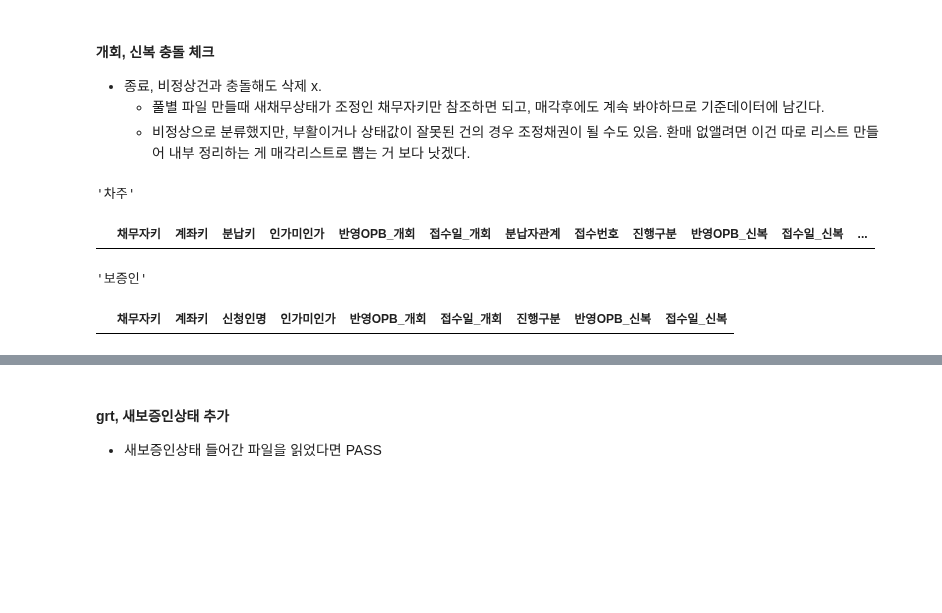
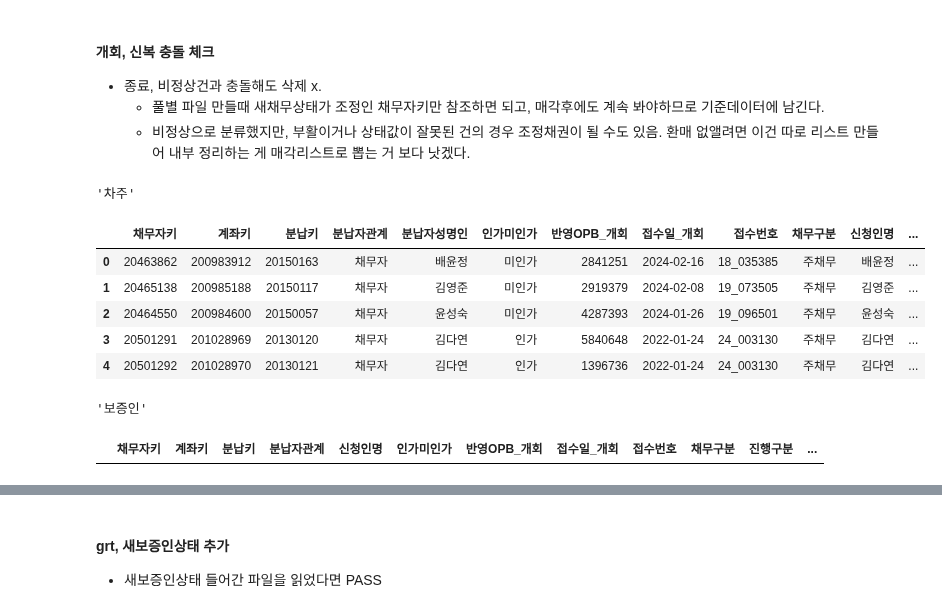
Before and after one commit to jbmyou/python_work, a Jupyter notebook: fileNaming/자산정리/전산_자산정리_통합.ipynb, the cells around one changed output, grey strips where cells are left out. Drawn from its saved outputs; the diff is of its cells as text; code cells hidden in the pictures; blank space fills up the shorter version.

```diff
--- a/fileNaming/자산정리/전산_자산정리_통합.ipynb
+++ b/fileNaming/자산정리/전산_자산정리_통합.ipynb
@@ -60,19 +59,19 @@ deposit_dtype = {'채무자키':str, '입금키':str, '계좌키':str, '계좌
 # %%
 ##################################
 company = "솔림"      # 솔림 or 대성
-basedate = "230423"
+basedate = "240229"
 ##################################
 wd = join(r"D:\3.자산\전산 dataset", company)
 comp_closing = {
     # 채권 자체의 소멸
-    "종료" : r"종결(?!요청)|매각(?!예정)|(?<!피)환매(?!예정)|DS|완납|완제|종료",
+    "종료" : r"(?<!청산)종결(?!요청)|매각(?!예정)|(?<!피)환매(?!예정)|DS|완납|완제|종료",
     # 비정상-종결요청
-    "종결요청" : r"종결요청|매각\(예정\)|(?<!피)환매\(예정\)",
+    "종결요청" : r"종결요청|매각\(예정\)|(?<!피)환매\(예정\)|패소",
     # 시효
     "시효" : r"시효|완성|만료", # 부활 제외함 231222
     # 채무자별로 체크
     "면책" : r"면책|면탈",
-    "불가" : r"추심제외|상각|포기|파산(?!\(기각\))|사망(?!\(상속승인\))|폐업", # 상각, 제외, 포기는 이미 보증인까지 고려한 결과일 수 있음 # 담당자 누락제외는 채무상태에 적용하면 안 됨.(계좌의 메모를 봐야함)
+    "불가" : r"추심제외|상각|포기|파산(?!\(기각\))|사망(?!\(상속승인\))|폐업|청산종결|패소", # 상각, 제외, 포기는 이미 보증인까지 고려한 결과일 수 있음 # 담당자 누락제외는 채무상태에 적용하면 안 됨.(계좌의 메모를 봐야함)
     "공채권" : r"공채권"
     }
 
@@ -88,8 +87,8 @@ comp_closing = {
 # %%
 ###################                                                                             # 개회의 겨우 계좌키 분리 파일로 읽을 것!
 ext = ".pkl"  ##########################
-files = ("채무자조회새창_20230424_0915", "계좌조회새창_20230424_0918", "보증인새창_20230424_0921", "개인회생새창_20230424_0921_진행중_계좌키분리_기준데이터",
-        "신용회복_20230424_기준데이터", "법조치조회새창_20230424_0924", "입금조회새창")
+files = ("채무자조회새창_20240229_1659", "계좌조회새창_20240229_1702", "보증인새창_20240229_1703", "개인회생새창_20240304_1524_진행중_계좌키분리_기준데이터",
+        "240229_신용회복_기준데이터_솔림", "법조치조회새창_20240229_1705", "입금조회새창_20240304_1334")
 ###################
 # %%
 # 파일 읽기
@@ -100,7 +99,7 @@ if ext == ".pkl" : # fillna()는 엑셀읽을 때 미리 해둬야함, 조정,
     grt = pd.read_pickle(join(wd, basedate, "pkl", files[2]+ext))
     rehabilitation = pd.read_pickle(join(wd, basedate, "pkl", files[3]+ext))
     credit = pd.read_pickle(join(wd, basedate, "pkl", files[4]+ext))
-    # credit_excluded = pd.read_excel(join(wd, basedate, files[4]+".xlsx"), sheet_name="일부계좌제외", dtype=credit_dtype).fillna("") # 읽는데 시간 얼마안걸리니 별도파일만들지말고 엑셀읽자
+    credit_excluded = pd.read_excel(join(wd, basedate, files[4]+".xlsx"), sheet_name="일부계좌제외", dtype=credit_dtype).fillna("") # 읽는데 시간 얼마안걸리니 별도파일만들지말고 엑셀읽자
     event = pd.read_pickle(join(wd, basedate, "pkl", files[5]+ext))
     deposit = pd.read_pickle(join(wd, basedate, "pkl", files[6]+ext))
 else :
@@ -193,9 +197,3 @@ credit.rename(columns={"신청인":"신청인명"}, inplace=True)
-# %%
-#######################################임시
-rehabilitation_d = rehabilitation[rehabilitation["분납자관계"]=="채무자"].copy()
-rehabilitation_grt = rehabilitation[rehabilitation["분납자관계"]=="보증인"].copy()
-credit_d = credit[credit["채무구분"]=="주채무"].copy()
-credit_grt = credit[credit["채무구분"]=="보증채무"].copy()
 # %%
 # 개회, 신복 반영OPB 빈값 있는지, int64인지 확인 : 반영opb에는 빈값이 있으면 안 됨. object로 나오면 빈값이 있는 거고, 담당자에게 파일 수정 요청
 print(len(rehabilitation[rehabilitation.반영OPB==""]))
@@ -270,32 +262,39 @@ debt["채무상태"] = np.where(debt["채무상태"].str.contains("누락"), deb
   - 풀별 파일 만들때 새채무상태가 조정인 채무자키만 참조하면 되고, 매각후에도 계속 봐야하므로 기준데이터에 남긴다.
   - 비정상으로 분류했지만, 부활이거나 상태값이 잘못된 건의 경우 조정채권이 될 수도 있음. 환매 없앨려면 이건 따로 리스트 만들어 내부 정리하는 게 매각리스트로 뽑는 거 보다 낫겠다.
 # %%
-# [check]개회신복 채무자키 중복 : 차주, 보증인별
-
-실효신청완료 = ["20452103", "20452608","20463594","20463620","20464387"]
-
+# [check]개회와 신복 채무자키 중복 : 차주, 보증인별
+# 신복실효신청완료 = ["20452103", "20452608","20463594","20463620","20464387"] >>> 실효 됐는지 체크
+rehabilitation_cols = ["채무자키","계좌키","분납키","분납자관계","분납자성명인","인가미인가","반영OPB", "접수일"]
+credit_cols = ["채무자키","계좌키","접수번호","채무구분","신청인명","진행구분","반영OPB","접수일"]
+account_cols = ["채무자키", "계좌키", "채무자명", "채무상태", "담당자"]
 
 # 차주
-조정중복_차주 = pd.merge(rehabilitation_d[["채무자키","계좌키","분납키","인가미인가","반영OPB", "접수일", "분납자관계"]], credit_d[["채무자키","계좌키","접수번호","진행구분","반영OPB","접수일","채무구분"]], on=["채무자키","계좌키"], how="inner", suffixes=('_개회', '_신복'))
+조정중복_차주 = pd.merge(rehabilitation_d[rehabilitation_cols], credit_d[credit_cols], on=["채무자키","계좌키"], how="inner", suffixes=('_개회', '_신복'))
 display("차주", 조정중복_차주)
 
 # 보증인
-조정중복_보증인 = pd.merge(rehabilitation_grt[["채무자키","계좌키","분납자성명인","인가미인가","반영OPB", "접수일"]].rename(columns={"분납자성명인":"신청인명"}), credit_grt[["채무자키","계좌키","신청인명","진행구분","반영OPB", "접수일"]], on=["채무자키","계좌키", "신청인명"], how="inner", suffixes=('_개회', '_신복'))
+조정중복_보증인 = pd.merge(rehabilitation_grt[rehabilitation_cols].rename(columns={"분납자성명인":"신청인명"}), credit_grt[credit_cols], on=["채무자키","계좌키", "신청인명"], how="inner", suffixes=('_개회', '_신복'))
 display("보증인", 조정중복_보증인)
 
-##### 파산과도 비교
+##### 회생 vs 파산 차주
+# 회생파산중복_차주 = pd.merge(rehabilitation_d[rehabilitation_cols], account[])
 
 
 ##### 신복에 실효요청할 수 있도록
 
 
 
 # 중복 없으면 아래 두개 셀 실행 안 해도 됨
 # %% [output]
 '차주'
-|  | 채무자키 | 계좌키 | 분납키 | 인가미인가 | 반영OPB_개회 | 접수일_개회 | 분납자관계 | 접수번호 | 진행구분 | 반영OPB_신복 | 접수일_신복 | ... |
+|  | 채무자키 | 계좌키 | 분납키 | 분납자관계 | 분납자성명인 | 인가미인가 | 반영OPB_개회 | 접수일_개회 | 접수번호 | 채무구분 | 신청인명 | ... |
+| 0 | 20463862 | 200983912 | 20150163 | 채무자 | 배윤정 | 미인가 | 2841251 | 2024-02-16 | 18_035385 | 주채무 | 배윤정 | ... |
+| 1 | 20465138 | 200985188 | 20150117 | 채무자 | 김영준 | 미인가 | 2919379 | 2024-02-08 | 19_073505 | 주채무 | 김영준 | ... |
+| 2 | 20464550 | 200984600 | 20150057 | 채무자 | 윤성숙 | 미인가 | 4287393 | 2024-01-26 | 19_096501 | 주채무 | 윤성숙 | ... |
+| 3 | 20501291 | 201028969 | 20130120 | 채무자 | 김다연 | 인가 | 5840648 | 2022-01-24 | 24_003130 | 주채무 | 김다연 | ... |
+| 4 | 20501292 | 201028970 | 20130121 | 채무자 | 김다연 | 인가 | 1396736 | 2022-01-24 | 24_003130 | 주채무 | 김다연 | ... |
 '보증인'
-|  | 채무자키 | 계좌키 | 신청인명 | 인가미인가 | 반영OPB_개회 | 접수일_개회 | 진행구분 | 반영OPB_신복 | 접수일_신복 |
+|  | 채무자키 | 계좌키 | 분납키 | 분납자관계 | 신청인명 | 인가미인가 | 반영OPB_개회 | 접수일_개회 | 접수번호 | 채무구분 | 진행구분 | ... |
 # %%
 # 접수일자에 따라서 신복, 개회 하나만 남기기
 print(f'삭제전 개회 : {len(rehabilitation)}, 삭제전 신복 : {len(credit)}')
```
Also changed, not shown: parts of 24 cells of this notebook, 6 other files.
